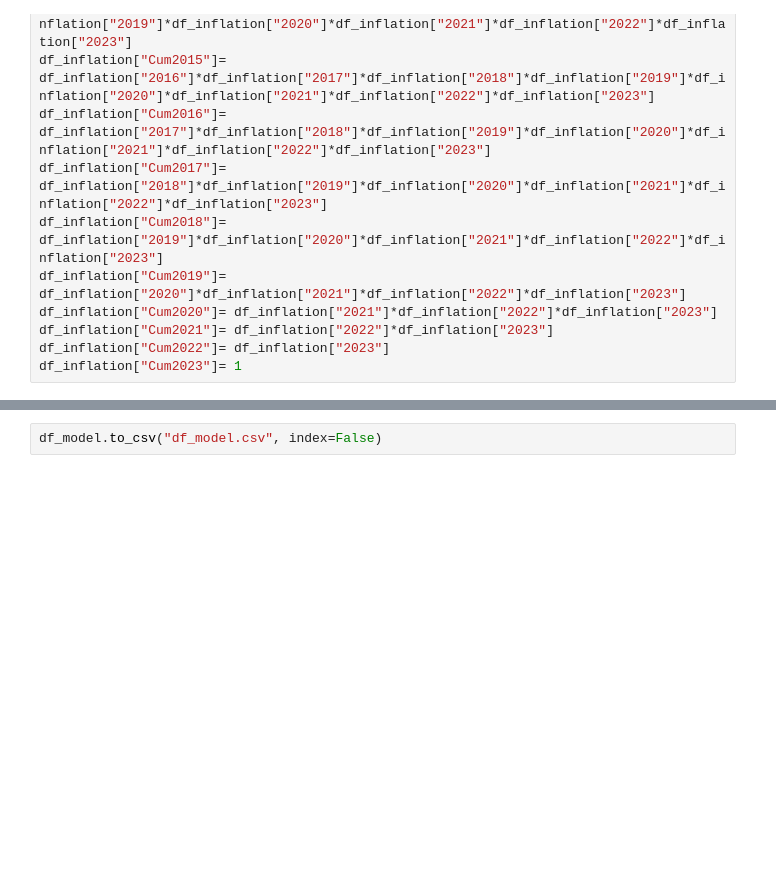
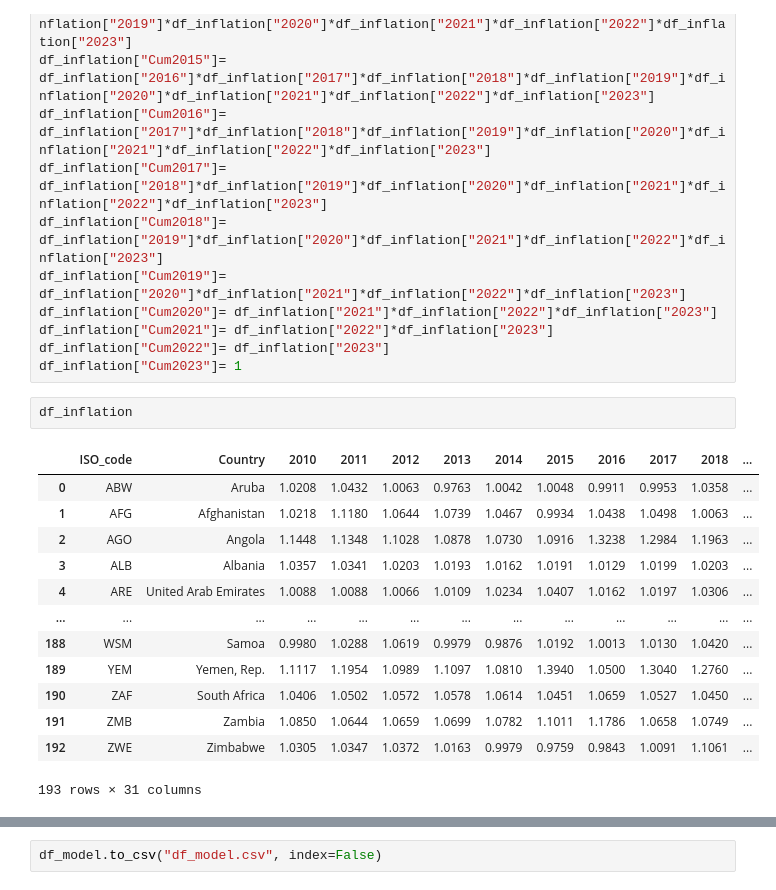
Before and after one commit to old2212/squawkit_predictor, a Jupyter notebook: METADATA_SCRAPING.ipynb, the cells around one changed output, grey strips where cells are left out. Saved outputs shown, nothing was run; the diff lists cells and outputs as text; blank space fills up the shorter version.

```diff
--- a/METADATA_SCRAPING.ipynb
+++ b/METADATA_SCRAPING.ipynb
@@ -373,3 +373,19 @@ df_inflation["Cum2020"]= df_inflation["2021"]*df_inflation["2022"]*df_inflation[
 df_inflation["Cum2021"]= df_inflation["2022"]*df_inflation["2023"]
 df_inflation["Cum2022"]= df_inflation["2023"]
 df_inflation["Cum2023"]= 1
+# %%
+df_inflation
+# %% [output]
+|  | ISO_code | Country | 2010 | 2011 | 2012 | 2013 | 2014 | 2015 | 2016 | 2017 | 2018 | ... |
+| 0 | ABW | Aruba | 1.0208 | 1.0432 | 1.0063 | 0.9763 | 1.0042 | 1.0048 | 0.9911 | 0.9953 | 1.0358 | ... |
+| 1 | AFG | Afghanistan | 1.0218 | 1.1180 | 1.0644 | 1.0739 | 1.0467 | 0.9934 | 1.0438 | 1.0498 | 1.0063 | ... |
+| 2 | AGO | Angola | 1.1448 | 1.1348 | 1.1028 | 1.0878 | 1.0730 | 1.0916 | 1.3238 | 1.2984 | 1.1963 | ... |
+| 3 | ALB | Albania | 1.0357 | 1.0341 | 1.0203 | 1.0193 | 1.0162 | 1.0191 | 1.0129 | 1.0199 | 1.0203 | ... |
+| 4 | ARE | United Arab Emirates | 1.0088 | 1.0088 | 1.0066 | 1.0109 | 1.0234 | 1.0407 | 1.0162 | 1.0197 | 1.0306 | ... |
+| ... | ... | ... | ... | ... | ... | ... | ... | ... | ... | ... | ... | ... |
+| 188 | WSM | Samoa | 0.9980 | 1.0288 | 1.0619 | 0.9979 | 0.9876 | 1.0192 | 1.0013 | 1.0130 | 1.0420 | ... |
+| 189 | YEM | Yemen, Rep. | 1.1117 | 1.1954 | 1.0989 | 1.1097 | 1.0810 | 1.3940 | 1.0500 | 1.3040 | 1.2760 | ... |
+| 190 | ZAF | South Africa | 1.0406 | 1.0502 | 1.0572 | 1.0578 | 1.0614 | 1.0451 | 1.0659 | 1.0527 | 1.0450 | ... |
+| 191 | ZMB | Zambia | 1.0850 | 1.0644 | 1.0659 | 1.0699 | 1.0782 | 1.1011 | 1.1786 | 1.0658 | 1.0749 | ... |
+| 192 | ZWE | Zimbabwe | 1.0305 | 1.0347 | 1.0372 | 1.0163 | 0.9979 | 0.9759 | 0.9843 | 1.0091 | 1.1061 | ... |
+193 rows × 31 columns
```
Also changed, not shown: parts of 9 cells of this notebook, 10 other files.
